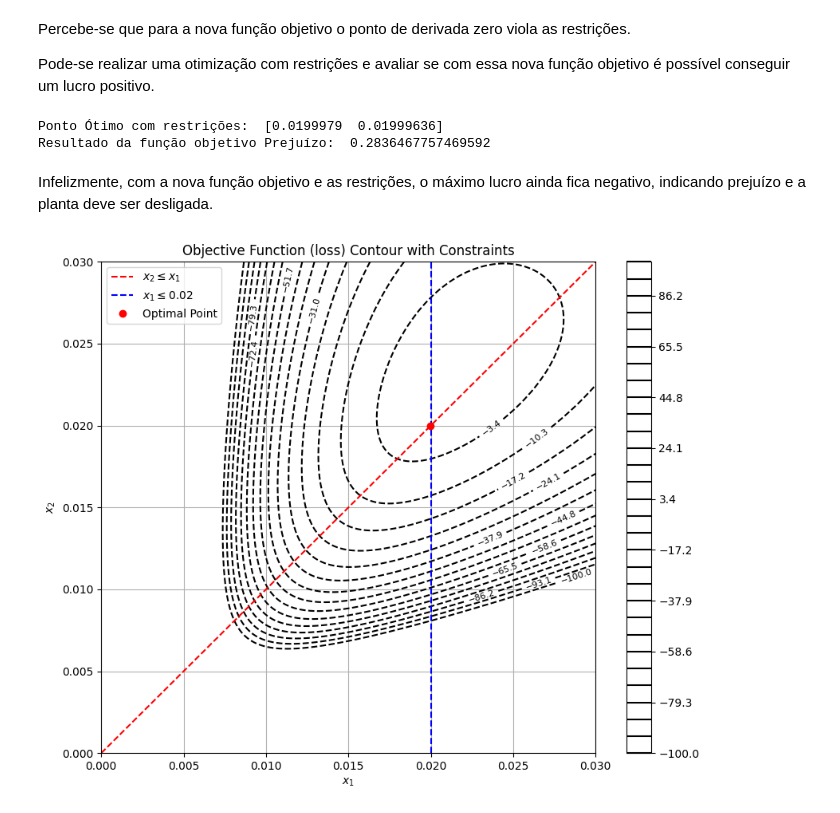
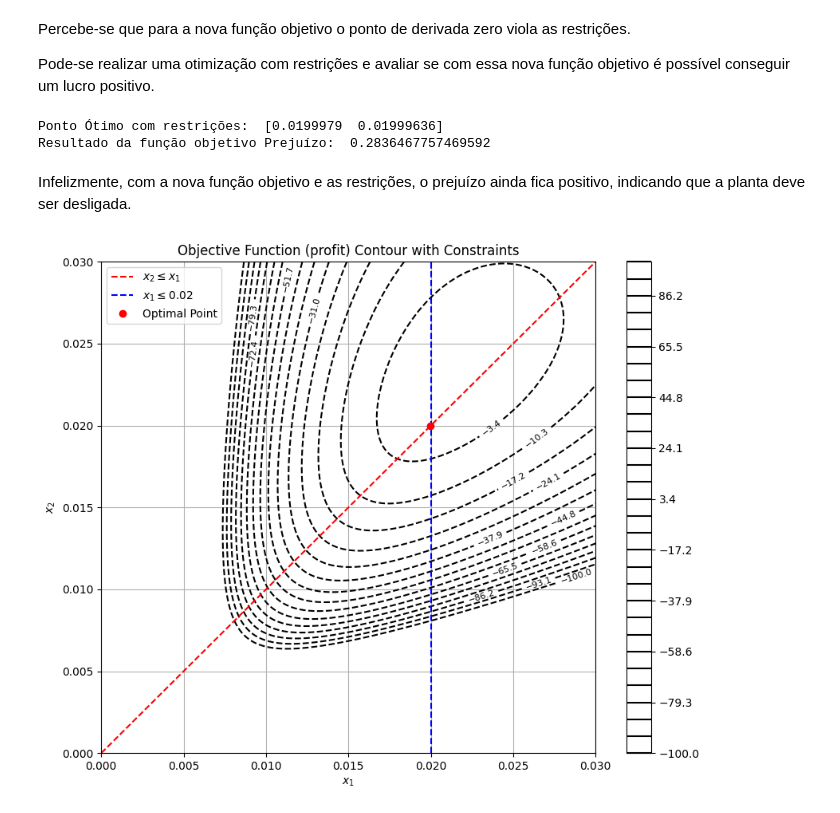
Before and after one commit to davibelo/EQE855_Lista_Exercicio, a Jupyter notebook: resposta4.ipynb, the cells around one changed output. Drawn from its saved outputs; the diff is of its cells as text; code cells hidden in the pictures.

```diff
--- a/resposta4.ipynb
+++ b/resposta4.ipynb
@@ -165,12 +169,8 @@ Percebe-se que para a nova função objetivo o ponto de derivada zero viola as r
 
 Pode-se realizar uma otimização com restrições e avaliar se com essa nova função objetivo é possível conseguir um lucro positivo.
 # %%
-import numpy as np
-import matplotlib.pyplot as plt
-from scipy.optimize import minimize
-
-# Define the new objective function
-def objective(x):
+# Define the objective function
+def objective_loss(x):
     x1, x2 = x
     a = 279.72
     b = 2.0
@@ -191,19 +191,19 @@ bounds = [(1e-6, 0.02), (1e-6, 0.02)]
 x0 = [0.015, 0.001]
 
 # Solve the optimization problem
-result = minimize(objective,
+result = minimize(objective_loss,
                   x0,
                   method='trust-constr',
                   bounds=bounds,
                   constraints=constraints)
-
-print('Ponto Ótimo com restrições: ', result.x)
-print('Resultado da função objetivo Prejuízo: ', result.fun)
-# %% [output]
-Ponto Ótimo com restrições:  [0.0199979  0.01999636]
-Resultado da função objetivo Prejuízo:  0.2836467757469592
+# %%
+print('Ponto Ótimo com restrições: ', result.x)
+print('Resultado da função objetivo Prejuízo: ', result.fun)
+# %% [output]
+Ponto Ótimo com restrições:  [0.0199979  0.01999636]
+Resultado da função objetivo Prejuízo:  0.2836467757469592
 # %% [markdown]
-Infelizmente, com a nova função objetivo e as restrições, o máximo lucro ainda fica negativo, indicando prejuízo e a planta deve ser desligada.
+Infelizmente, com a nova função objetivo e as restrições, o prejuízo ainda fica positivo, indicando que a planta deve ser desligada.
 # %%
 # Define the objective function for the contour plot
 def objective_contour(x1, x2):
@@ -216,32 +216,32 @@ def objective_contour(x1, x2):
 # Create a grid of values for x1 and x2
 x1_vals = np.linspace(1e-6, 0.03, 400)
 x2_vals = np.linspace(1e-6, 0.03, 400)
 X1, X2 = np.meshgrid(x1_vals, x2_vals)
 Z = objective_contour(X1, X2)
 
 # Create the contour plot with a single color and display the values on the contour lines
 plt.figure(figsize=(10, 8))
 contour = plt.contour(X1, X2, Z, levels=np.linspace(-100, 100, 30), colors='black')
 plt.colorbar(contour)
 plt.clabel(contour, inline=True, fontsize=8)  # Show values on the contour lines
 
 # Plot the constraints
 plt.plot(x1_vals, x1_vals, 'r--', label=r'$x_2 \leq x_1$')  # x2 <= x1
 plt.plot([0.02, 0.02], [0, 0.03], 'b--', label=r'$x_1 \leq 0.02$')  # x1 <= 0.02
 
 # Mark the optimal point found
 plt.plot(result.x[0], result.x[1], 'ro', label='Optimal Point')
 
 # Additional plot settings
 plt.xlim([0, 0.03])
 plt.ylim([0, 0.03])
 plt.xlabel('$x_1$')
 plt.ylabel('$x_2$')
-plt.title('Objective Function (loss) Contour with Constraints')
+plt.title('Objective Function (profit) Contour with Constraints')
 plt.legend()
 plt.grid(True)
 
 # Display the plot
 plt.show()
 # %% [output]
-[figure, old version]
+[figure, new version]
```
Also changed, not shown: parts of 9 cells of this notebook.
